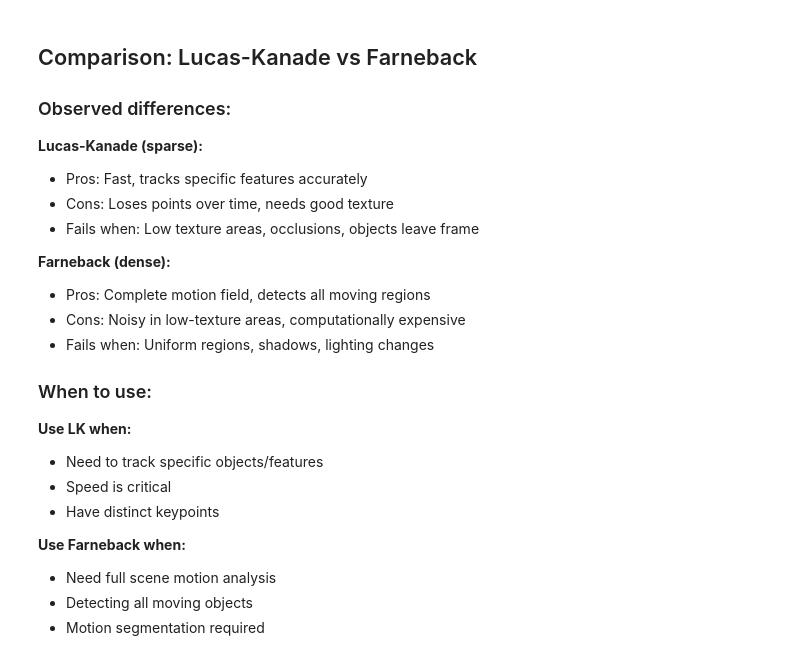
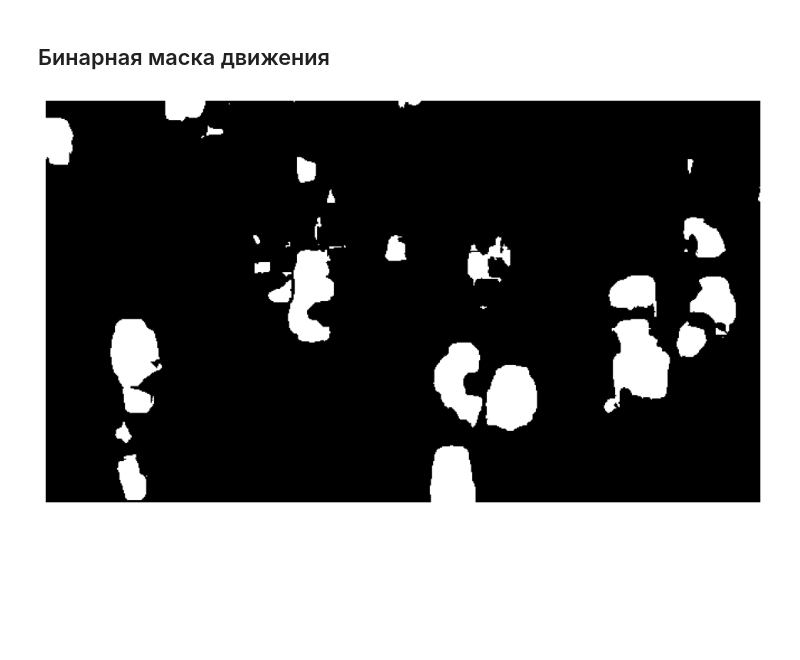
Before and after one commit to DanilovLeo/cv_motion_tracking, a Jupyter notebook: motion_tracking_CV.ipynb, the cells around one changed output. Cells and saved outputs as stored; diff of their text form; code cells hidden in the pictures; blank space fills up the shorter version.

```diff
--- a/motion_tracking_CV.ipynb
+++ b/motion_tracking_CV.ipynb
@@ -5,5 +33,5 @@ import matplotlib.pyplot as plt
 # %%
-video_path = 'path_to_your_video.mp4'
+video_path = '/Users/leodanilov/Downloads/motion_cv.mp4'
 cap = cv2.VideoCapture(video_path)
 
 ret, first_frame = cap.read()
@@ -86,35 +121,13 @@ plt.show()
+# %% [markdown]
+## Бинарная маска движения
 # %%
 # Binary motion mask
-threshold = 2.0
+threshold = 0.9
 motion_mask = (magnitude > threshold).astype(np.uint8) * 255
 
 plt.figure(figsize=(12, 8))
 plt.imshow(motion_mask, cmap='gray')
 plt.axis('off')
 plt.show()
+# %% [output]
+[figure, added]
-# %% [markdown]
-## Comparison: Lucas-Kanade vs Farneback
-
-### Observed differences:
-
-**Lucas-Kanade (sparse):**
-- Pros: Fast, tracks specific features accurately
-- Cons: Loses points over time, needs good texture
-- Fails when: Low texture areas, occlusions, objects leave frame
-
-**Farneback (dense):**
-- Pros: Complete motion field, detects all moving regions
-- Cons: Noisy in low-texture areas, computationally expensive
-- Fails when: Uniform regions, shadows, lighting changes
-
-### When to use:
-
-**Use LK when:**
-- Need to track specific objects/features
-- Speed is critical
-- Have distinct keypoints
-
-**Use Farneback when:**
-- Need full scene motion analysis
-- Detecting all moving objects
-- Motion segmentation required
```
Also changed, not shown: parts of 14 cells of this notebook, 1 other file.
